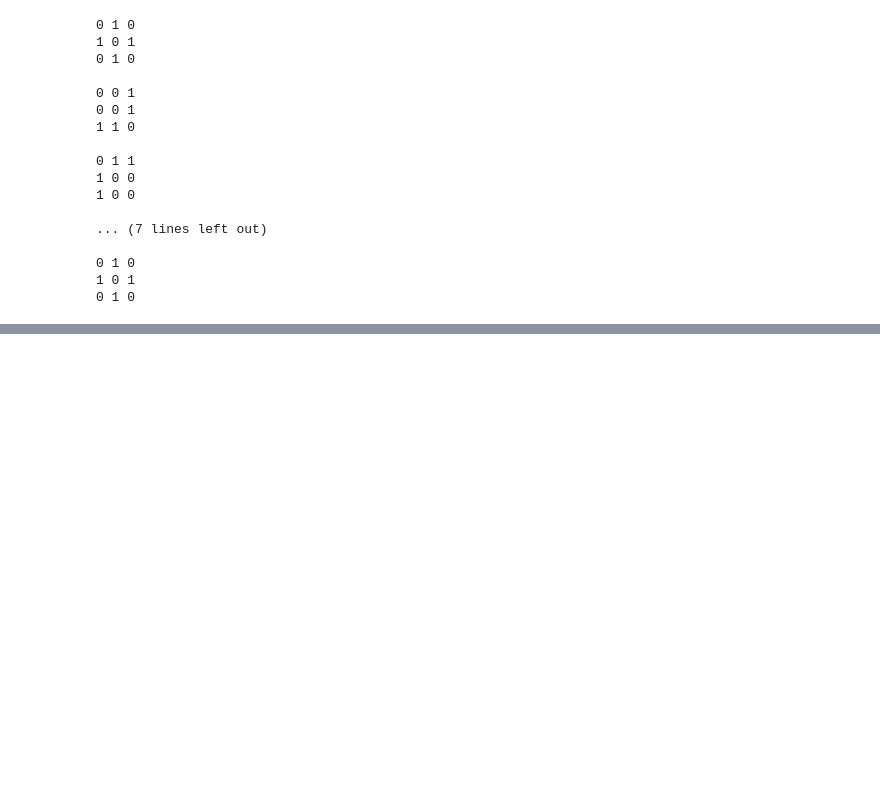
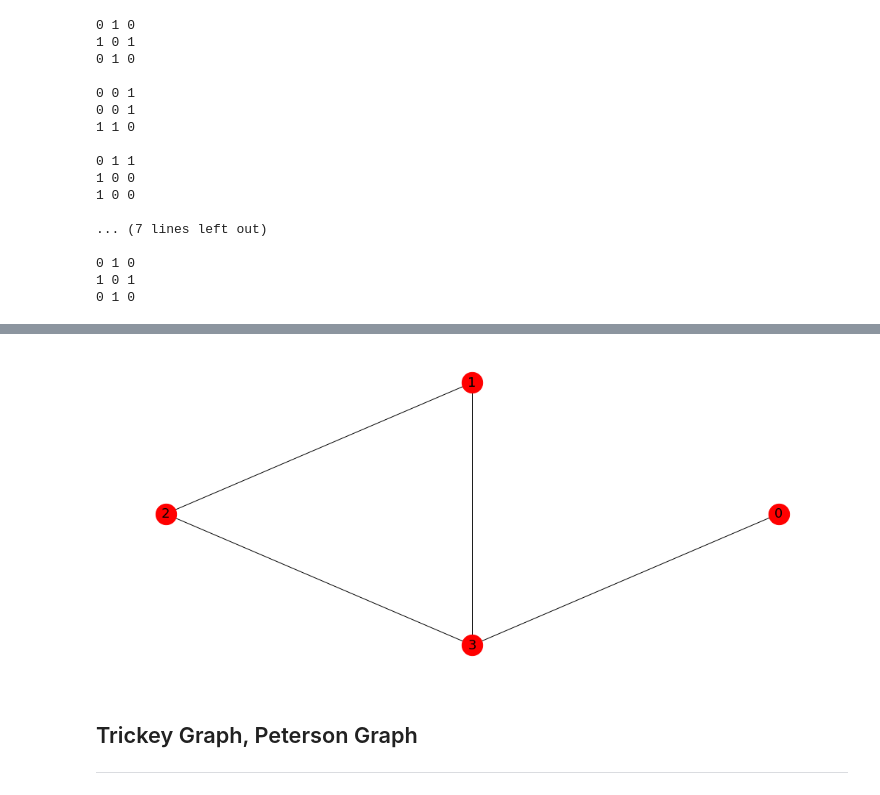
Before and after one commit to Rshocks/GraphTheory, a Jupyter notebook: Graph Isomorphism.ipynb, the cells around one changed output, grey strips where cells are left out. Saved outputs shown, nothing was run; the diff lists cells and outputs as text; code cells hidden in the pictures; blank space fills up the shorter version.

```diff
--- a/Graph Isomorphism.ipynb
+++ b/Graph Isomorphism.ipynb
@@ -475,0 +515,11 @@ for p in perms:
+# %%
+G_P = nx.from_numpy_matrix(A_P)
+# %%
+#same matrix with one and three swapped
+# Graph Isomorphism is just fancy way of saying the graph is slightly changed e.g labels
+nx.draw_circular(G_P, **params)
+# %% [output]
+[figure, added]
+# %% [markdown]
+## Trickey Graph, Peterson Graph
+***
```
Also changed, not shown: parts of 12 cells of this notebook.
